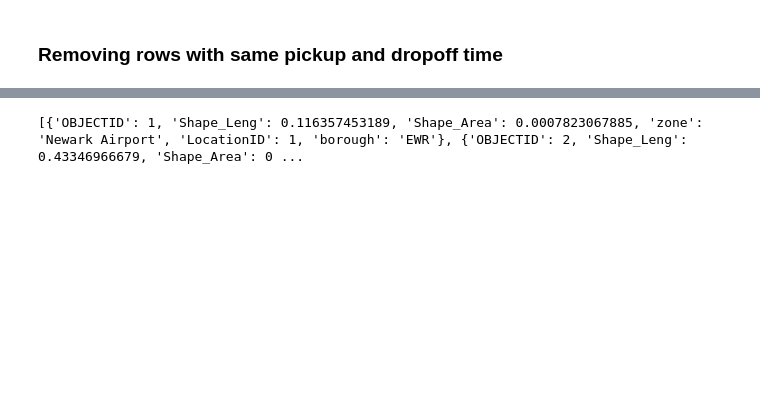
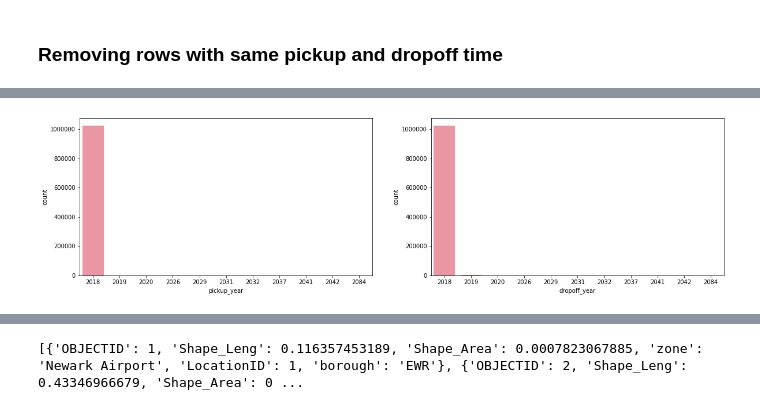
Before and after one commit to maliakber/algorithm-data-model-csc-501, a Jupyter notebook: source/assignment-2/assignment-2-jupnote.ipynb, the cells around one changed output, grey strips where cells are left out. Saved outputs shown, nothing was run; the diff lists cells and outputs as text; code cells hidden in the pictures; blank space fills up the shorter version.

Commit message:
data cleaning modified

```diff
--- a/source/assignment-2/assignment-2-jupnote.ipynb
+++ b/source/assignment-2/assignment-2-jupnote.ipynb
@@ -33,3 +33,13 @@ Wall time: 7.62 s
+# %%
+taxiSample["pickup_weekday"] = taxiSample.tpep_pickup_datetime.dt.weekday_name
+taxiSample["pickup_hour"] = taxiSample.tpep_pickup_datetime.dt.hour
+taxiSample["pickup_month"] = taxiSample.tpep_pickup_datetime.dt.month
+taxiSample["pickup_year"] = taxiSample.tpep_pickup_datetime.dt.year
+# %%
+taxiSample["dropoff_weekday"] = taxiSample.tpep_dropoff_datetime.dt.weekday_name
+taxiSample["dropoff_hour"] = taxiSample.tpep_dropoff_datetime.dt.hour
+taxiSample["dropoff_month"] = taxiSample.tpep_dropoff_datetime.dt.month
+taxiSample["dropoff_year"] = taxiSample.tpep_dropoff_datetime.dt.year
 # %%
 taxiSample[105:110]
 # %% [output]
@@ -82,4 +88,4 @@ trip_dist.shape
 # %%
-taxiSample = taxiSample[taxiSample.trip_distance > 0]
+taxiSample = taxiSample[taxiSample.trip_distance > 0.0]
 taxiSample.shape
 # %% [output]
@@ -122,0 +137,7 @@ taxiSample.shape
+# %%
+fig, ax = plt.subplots(1, 2, figsize=(20,5))
+sns.countplot(x='pickup_year', data=taxiSample, ax=ax[0])
+sns.countplot(x='dropoff_year', data=taxiSample, ax=ax[1])
+plt.show()
+# %% [output]
+[figure, added]
```
Also changed, not shown: parts of 84 cells of this notebook.
